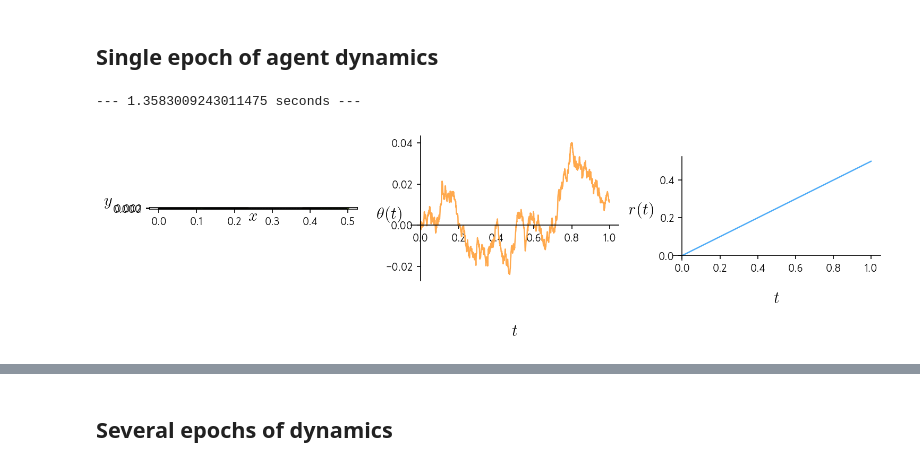
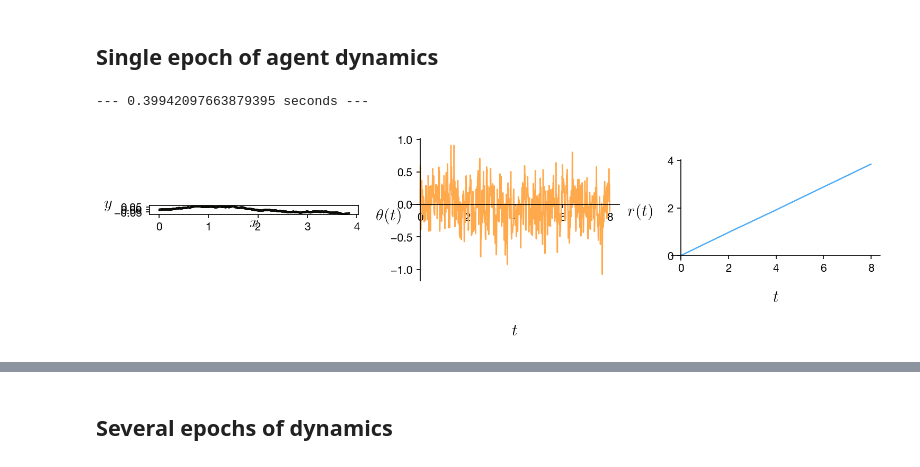
Before and after one commit to sgangaprasath/CollectiveTradeoff, a Jupyter notebook: OUDiffusion.ipynb, the cells around one changed output, grey strips where cells are left out. Cells and saved outputs as stored; diff of their text form; code cells hidden in the pictures.

```diff
--- a/OUDiffusion.ipynb
+++ b/OUDiffusion.ipynb
@@ -202,14 +201,14 @@ $
 class params():
     def __init__(self) -> None:
         super().__init__()
-        self.nSteps = 1000
-        self.nEpchs = 100
+        self.nSteps = 800
+        self.nEpchs = 500
 
-        self.dt = 1e-3
-        self.l = 5e-4
+        self.dt = 1e-2
+        self.l = 5e-3
         self.vo = self.l/self.dt
-        self.alpha = 0.1
-        self.diff = 1e-3
+        self.alpha = 50
+        self.diff = 10/jnp.pi
 
         self.rInit = jnp.array([0.0, 0.0])
         self.thInit = 0.
@@ -243,15 +243,24 @@ start_time = time.time()
 rxFull = np.array(p.rInit[0])
 ryFull = np.array(p.rInit[1])
 thetFull = np.array(p.thInit)
+
+dfx = pd.DataFrame()
+dfy = pd.DataFrame()
+
 for i in range(p.nSteps):
     ag = ag.stepFwd(p.dt, p.l, p.diff, p.alpha)
     rxFull = np.vstack((rxFull, np.array(ag.r[0])))
     ryFull = np.vstack((ryFull, np.array(ag.r[1])))
     thetFull = np.vstack((thetFull, np.array(ag.thet)))
+    # dfx[i] = rxFull.tolist()
+    # dfy[i] = ryFull.tolist()
 print("--- %s seconds ---" % (time.time() - start_time))
 
+dfx = pd.DataFrame(rxFull)
+dfy = pd.DataFrame(ryFull)
+
 mpl.rcParams.update(mpl.rcParamsDefault)
-plt.rc("font", family="Noah")
+plt.rc("font", family="Helvetica Neue")
 plt.rc("xtick", labelsize="medium")
 
 linewidth = 1.2
@@ -269,21 +278,12 @@ gspec = gridspec.GridSpec(
 nRow = 1
 nCol = 3
 ax1 = plt.subplot(nRow, nCol, 1, aspect=1)
-
 ax1.scatter(rxFull, ryFull,
             s=2,
             color=color,
             edgecolors='k',
             linewidth=0.5,
             zorder=-1)
-# ax1.quiver(rxFull, ryFull,
-#            jnp.cos(thetFull), jnp.sin(thetFull),
-#            scale_units='xy', scale=0.8)
-        #    , 'o', color=colors['orange'][4])
-# ax1.set_xlim([0,2*p.nMax*p.dr])
-# ax1.set_ylim([-p.nMax*p.dr,p.nMax*p.dr])
-# ax1.set_xlim([0., 20.])
-# ax1.set_ylim([-10., 10.])
 ax1.set_xlabel(r'$x$',usetex=True, fontsize=label_size)
 ax1.set_ylabel(r'$y$',usetex=True,rotation=0, fontsize=label_size)
 
@@ -306,32 +306,32 @@ ax2.set_ylabel(r'$\theta(t)$',usetex=True,rotation=0, fontsize=label_size)
 ax2.xaxis.set_label_coords(0.5,-0.3)
 ax2.yaxis.set_label_coords(-0.1,0.4)
 
 ax2.spines["right"].set_visible(False)
 ax2.spines["top"].set_visible(False)
 ax2.spines["left"].set_position(("data", 0))
 ax2.spines["bottom"].set_position(("data", 0))
 
 ax3 = plt.subplot(nRow, nCol, 3, aspect=1)
 ax3.plot(t, np.sqrt(rxFull[:-1]**2 + ryFull[:-1]**2),
         color=colors['blue'][4],
         clip_on=False,
         linewidth=linewidth,
         linestyle=linestyle,)
 ax3.set_xlabel(r'$t$',usetex=True, fontsize=label_size)
 ax3.set_ylabel(r'$r(t)$',usetex=True,rotation=0, fontsize=label_size)
 # ax3.set_ylim([0.,2*np.pi])
 
 ax3.xaxis.set_label_coords(0.5,-0.3)
 ax3.yaxis.set_label_coords(-0.15,0.4)
 
 ax3.spines["right"].set_visible(False)
 ax3.spines["top"].set_visible(False)
 ax3.spines["left"].set_position(("data", 0))
 ax3.spines["bottom"].set_position(("data", 0))
 
 
 plt.tight_layout()
 plt.show()
 # %% [output]
---- 1.3583009243011475 seconds ---
+--- 0.39942097663879395 seconds ---
-[figure, old version]
+[figure, new version]
```
Also changed, not shown: parts of 8 cells of this notebook.
